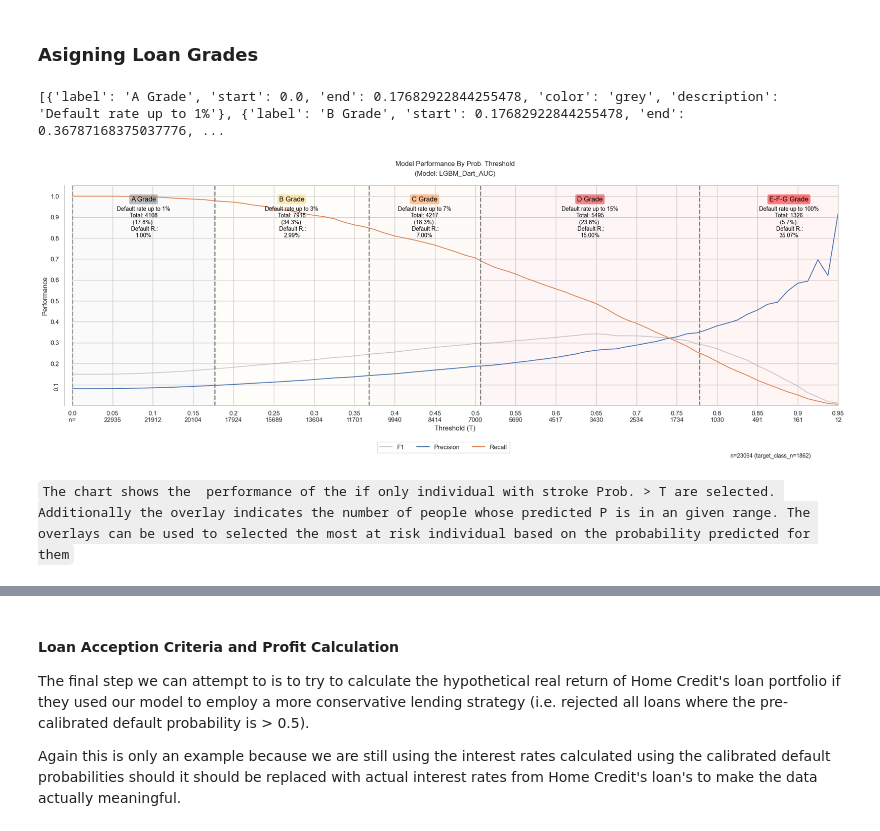
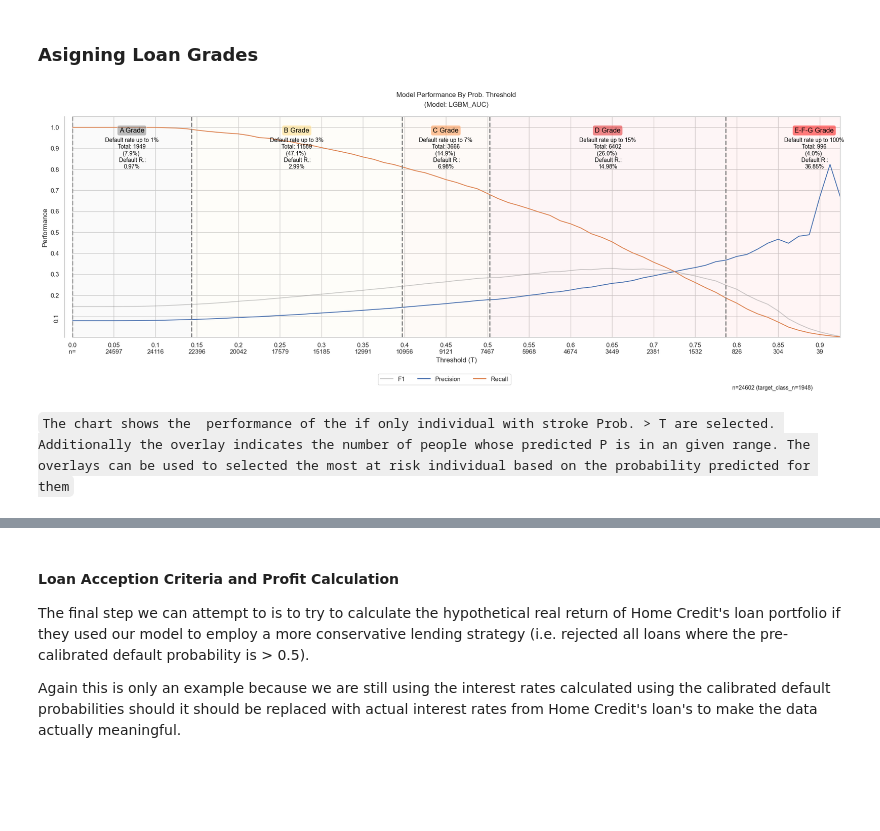
Before and after one commit to qwyt/HomeCreditDefaultRisk, a Jupyter notebook: Notebooks/2.0_Model.ipynb, the cells around one changed output, grey strips where cells are left out. Saved outputs shown, nothing was run; the diff lists cells and outputs as text; code cells hidden in the pictures; blank space fills up the shorter version.

```diff
--- a/Notebooks/2.0_Model.ipynb
+++ b/Notebooks/2.0_Model.ipynb
@@ -54,26 +52,30 @@ importlib.reload(ml_config_core)
 
 # SELECTED_MODEL_ALT_KEY = "LGBM_AUC"
 # SELECTED_MODEL_KEY = "LGBM_AUC_All_Features"
-SELECTED_MODEL_KEY = "LGBM_Dart_AUC"
+# SELECTED_MODEL_KEY = "LGBM_Dart_AUC"
+SELECTED_MODEL_KEY = "LGBM_AUC"
 BASELINE_MODEL_KEY = "Baseline_Only_CreditRatings"
 
-selected_model: ml_config_core.ModelTrainingResult = ml_config_core.ModelTrainingResult.load_serialize_model(
-    SELECTED_MODEL_KEY)
+selected_model: ml_config_core.ModelTrainingResult = (
+    ml_config_core.ModelTrainingResult.load_serialize_model(SELECTED_MODEL_KEY)
+)
 
 # selected_model_alt: TuningResult = ml_config_core.ModelTrainingResult.load_serialize_model(
 #     SELECTED_MODEL_ALT_KEY)
 #
 selected_model_pipeline_info: TuningResult = TuningResult.load_serialized_tuning_result(
-    SELECTED_MODEL_KEY)
+    SELECTED_MODEL_KEY
+)
 
-baseline_model: ml_config_core.ModelTrainingResult = ml_config_core.ModelTrainingResult.load_serialize_model(
-    BASELINE_MODEL_KEY)
+baseline_model: ml_config_core.ModelTrainingResult = (
+    ml_config_core.ModelTrainingResult.load_serialize_model(BASELINE_MODEL_KEY)
+)
 
 results_all_models = {
     SELECTED_MODEL_KEY: selected_model,
     # Uncomment to include alternative model
     # SELECTED_MODEL_ALT_KEY: selected_model_alt,
-    BASELINE_MODEL_KEY: baseline_model
+    BASELINE_MODEL_KEY: baseline_model,
 }
 # %%
 importlib.reload(graph)
@@ -319,13 +342,11 @@ target_cm_data_sorted = target_cm_data.probabilities.sort_values(by=1).reset_ind
 prediction_data = target_cm_data.probabilities.copy()
 prediction_data["value"] = target_cm_data.y_test
 
+
 def calculate_thresholds(prediction_data: pd.DataFrame) -> list:
     # Default rates dictionary is now internal to the function
-    default_rates = {'A': 0.01, 'B': 0.03, 'C': 0.07, 'D': 0.15, 'E-F-G': 1.0}
-    # default_rates = {'A': 0.025, 'B': 0.1, 'C': 0.15, 'D': 0.20, 'E-F-G': 1.0}
-    # default_rates = {'A': 0.01, 'B': 0.03, 'C': 0.07, 'D': 0.15, 'E': 0.25, 'F': 0.35, 'G': 1.0}
+    default_rates = {"A": 0.01, "B": 0.03, "C": 0.07, "D": 0.15, "E-F-G": 1.0}
 
-    # Adjust the color palette as specified
     palette = sns.color_palette("YlOrRd", n_colors=len(default_rates) - 2)
     start_color = "grey"
     colors = [start_color] + palette + ["red"]
@@ -338,64 +359,63 @@ def calculate_thresholds(prediction_data: pd.DataFrame) -> list:
     color_index = 0
 
     for grade, max_default_rate in default_rates.items():
-        # Filter data for loans not yet assigned to a more secure grade
-        remaining_loans = prediction_data_sorted[prediction_data_sorted[1] > previous_threshold]
+        remaining_loans = prediction_data_sorted[
+            prediction_data_sorted[1] > previous_threshold
+        ]
 
-        # Calculate cumulative defaults and loans for remaining loans
-        remaining_loans['cumulative_defaults'] = remaining_loans['value'].cumsum()
+        remaining_loans["cumulative_defaults"] = remaining_loans["value"].cumsum()
         total_loans = np.arange(1, len(remaining_loans) + 1)
-        remaining_loans['default_rate'] = remaining_loans['cumulative_defaults'] / total_loans
+        remaining_loans["default_rate"] = (
+            remaining_loans["cumulative_defaults"] / total_loans
+        )
 
-        # Find the threshold where the default rate exceeds the grade's max default rate
-        valid_loans = remaining_loans[remaining_loans['default_rate'] <= max_default_rate]
+        valid_loans = remaining_loans[
+            remaining_loans["default_rate"] <= max_default_rate
+        ]
         if not valid_loans.empty:
             threshold = valid_loans[1].max()
         else:
-            # If no loans meet the criteria, the threshold is the previous threshold
             threshold = previous_threshold
 
-        # Append section with calculated thresholds and color
-        sections.append({
-            "label": f"{grade} Grade",
-            "start": previous_threshold,
-            "end": threshold,
-            "color": colors[color_index],
-            "description": f"Default rate up to {max_default_rate * 100:.0f}%"
-        })
+        sections.append(
+            {
+                "label": f"{grade} Grade",
+                "start": previous_threshold,
+                "end": threshold,
+                "color": colors[color_index],
+                "description": f"Default rate up to {max_default_rate * 100:.0f}%",
+            }
+        )
 
-        # Update for the next iteration
         previous_threshold = threshold
         color_index += 1
 
-    # Ensure the last section goes up to 1
     if sections:
-        sections[-1]['end'] = 1.0
+        sections[-1]["end"] = 1.0
 
     return sections
 
 
 sections = calculate_thresholds(prediction_data)
-print(sections)
 importlib.reload(stats_utils)
 importlib.reload(graph)
 summary_desc = "`The chart shows the  performance of the if only individual with stroke Prob. > T are selected. Additionally the overlay indicates the number of people whose predicted P is in an given range. The overlays can be used to selected the most at risk individual based on the probability predicted for them`"
 from IPython.core.display import Markdown
 
 graph.plot_threshold_metrics_v2(
     target_cm_data,
     0,
     1,
     sections=sections,
     model_name=SELECTED_MODEL_KEY,
     class_pos=1,
     include_vars=["f1", "precision", "recall"],
     show_threshold_n=True,
     log_x=False,
 )
 display(Markdown(summary_desc))
 # %% [output]
-[{'label': 'A Grade', 'start': 0.0, 'end': 0.17682922844255478, 'color': 'grey', 'description': 'Default rate up to 1%'}, {'label': 'B Grade', 'start': 0.17682922844255478, 'end': 0.36787168375037776, ...
-[figure, old version]
+[figure, new version]
 `The chart shows the  performance of the if only individual with stroke Prob. > T are selected. Additionally the overlay indicates the number of people whose predicted P is in an given range. The overlays can be used to selected the most at risk individual based on the probability predicted for them`
 # %%
 importlib.reload(local_utils)
```
Also changed, not shown: parts of 23 cells of this notebook, 9 other files.
